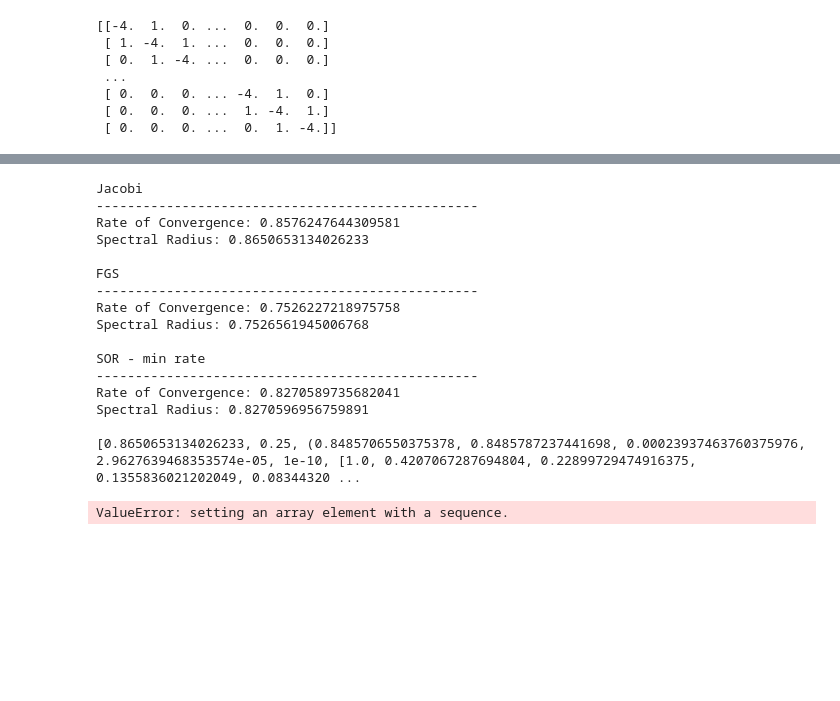
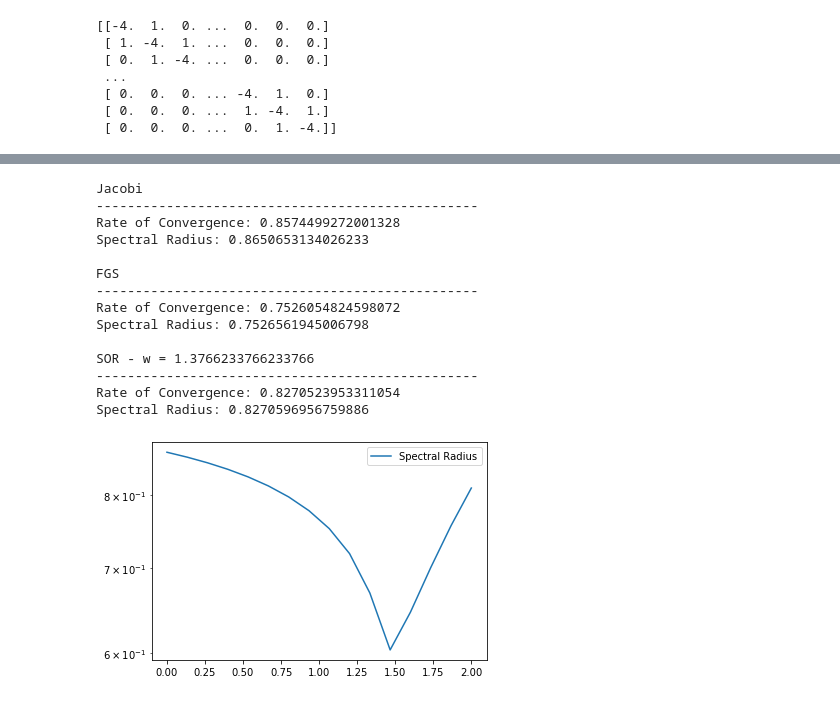
Before and after one commit to CelestialCry/Numerical-Methods, a Jupyter notebook: Øving/Assignment1.ipynb, the cells around one changed output, grey strips where cells are left out. Saved outputs shown, nothing was run; the diff lists cells and outputs as text; code cells hidden in the pictures; blank space fills up the shorter version.

```diff
--- a/Øving/Assignment1.ipynb
+++ b/Øving/Assignment1.ipynb
@@ -633,6 +633,6 @@ hack = rankMethods(toRun, True) # Need to bind the output, so that jupyter won't
 +-------------+---------------------+--------------------+------------------------+------------------------+-----------+
 # %%
-def compareConvSpec(A, method, f = randomVec(100, 10), u = randomVec(100, 10), printable = False):
+def compareConvSpec(A, method, f = randomVec(100, 10), u = randomVec(100, 10), w=0.5, printable = False):
     """
     A function which compares the Rate of Convergence to the Spectral Radius
     The SOR method has w = 0.5 for all tests
@@ -650,59 +650,54 @@ def compareConvSpec(A, method, f = randomVec(100, 10), u = randomVec(100, 10), p
     --Returns--
     Returns the statistics for the test
     """
-    subject = testIteration(method, False, A, f, u, 1000, 1e-10, 0.5)
+    subject = testIteration(method, False, A, f, u, 1000, 1e-10, w)
 
     if printable: print(f"Rate of convergence: {subject[0]}\nSpectralradius: {subject[1]}")
 
     return subject
 # %%
-def rankSpec(fineness, A, printable = False):
+def rankSpec(fineness, A, w, printable = False):
     f, u = randomVec(100, 10), randomVec(100, 10)
 
     methods = [jacobiMeth, ForwardGSMeth, SuccessOverRelaxMeth]
-    names = ["Jacobi", "FGS", "SOR - min rate"]
+    names = ["Jacobi", "FGS", f"SOR - w = {w}"]
     tests = [compareConvSpec(toRun, methods[i], f, u) for i in range(len(methods))]
 
-    sors = optimalSOR(15, toRun, f, u)
+    _, sors = optimalSOR(15, toRun, f, u)
     plotlist = [tests[0][1]]
 
     for el in sors:
         plotlist.append(el[1])
 
     if printable:
         for i in range(len(methods)):
             print(f"{names[i]}")
             print("-------------------------------------------------")
             print(f"Rate of Convergence: {tests[i][0]}\nSpectral Radius: {tests[i][1]}\n")
 
         # print(plotlist) # There is something strange with this plot
 
-        plotlist.append(tests[2][1])
         scalelist = list(np.arange(0,2,2/(len(plotlist)-1)))
-        print(plotlist)
         scalelist.append(2.)
 
         plt.figure()
         plt.semilogy(scalelist, plotlist, label = "Spectral Radius")
         plt.legend()
 
-
-rankSpec(15, toRun, True)
+rankSpec(15, toRun, smol[0], True)
 # %% [output]
 Jacobi
 -------------------------------------------------
-Rate of Convergence: 0.8576247644309581
+Rate of Convergence: 0.8574499272001328
 Spectral Radius: 0.8650653134026233
 
 FGS
 -------------------------------------------------
-Rate of Convergence: 0.7526227218975758
-Spectral Radius: 0.7526561945006768
+Rate of Convergence: 0.7526054824598072
+Spectral Radius: 0.7526561945006798
 
-SOR - min rate
+SOR - w = 1.3766233766233766
 -------------------------------------------------
-Rate of Convergence: 0.8270589735682041
-Spectral Radius: 0.8270596956759891
-
-[0.8650653134026233, 0.25, (0.8485706550375378, 0.8485787237441698, 0.00023937463760375976, 2.9627639468353574e-05, 1e-10, [1.0, 0.4207067287694804, 0.22899729474916375, 0.1355836021202049, 0.08344320 ...
+Rate of Convergence: 0.8270523953311054
+Spectral Radius: 0.8270596956759886
-ValueError: setting an array element with a sequence.
+[figure, added]
```
Also changed, not shown: parts of 3 cells of this notebook.
